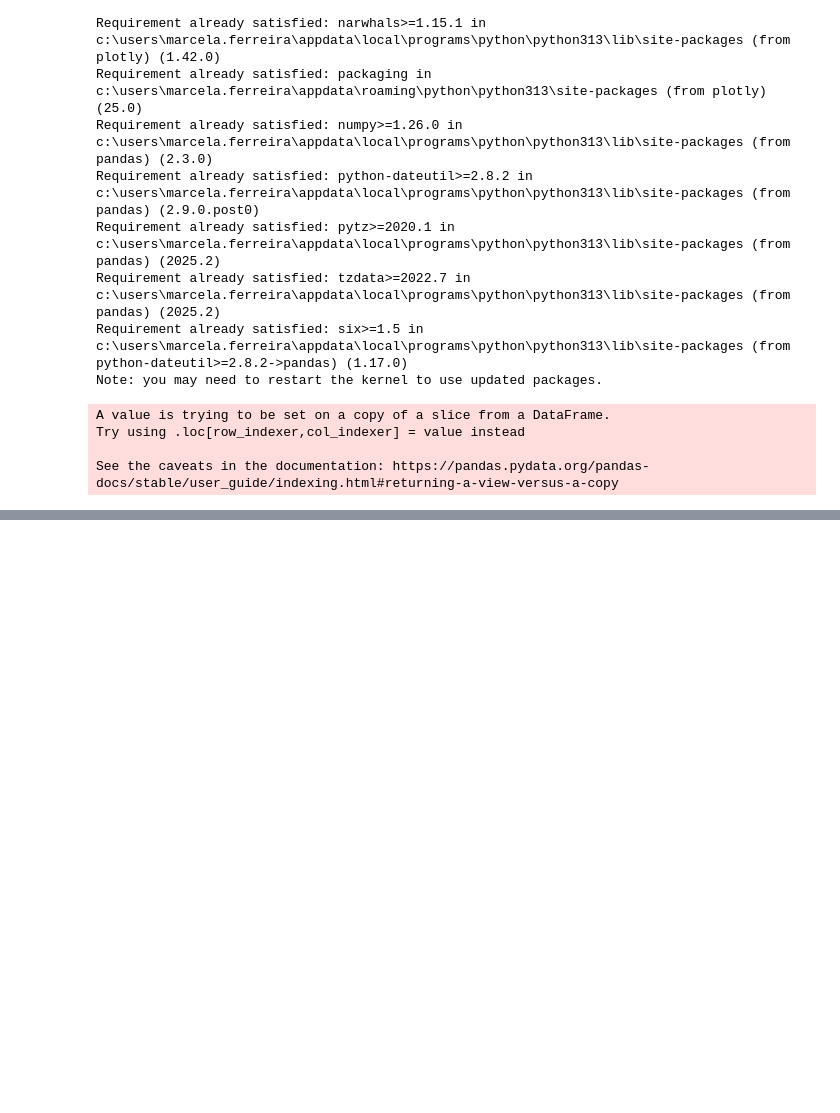
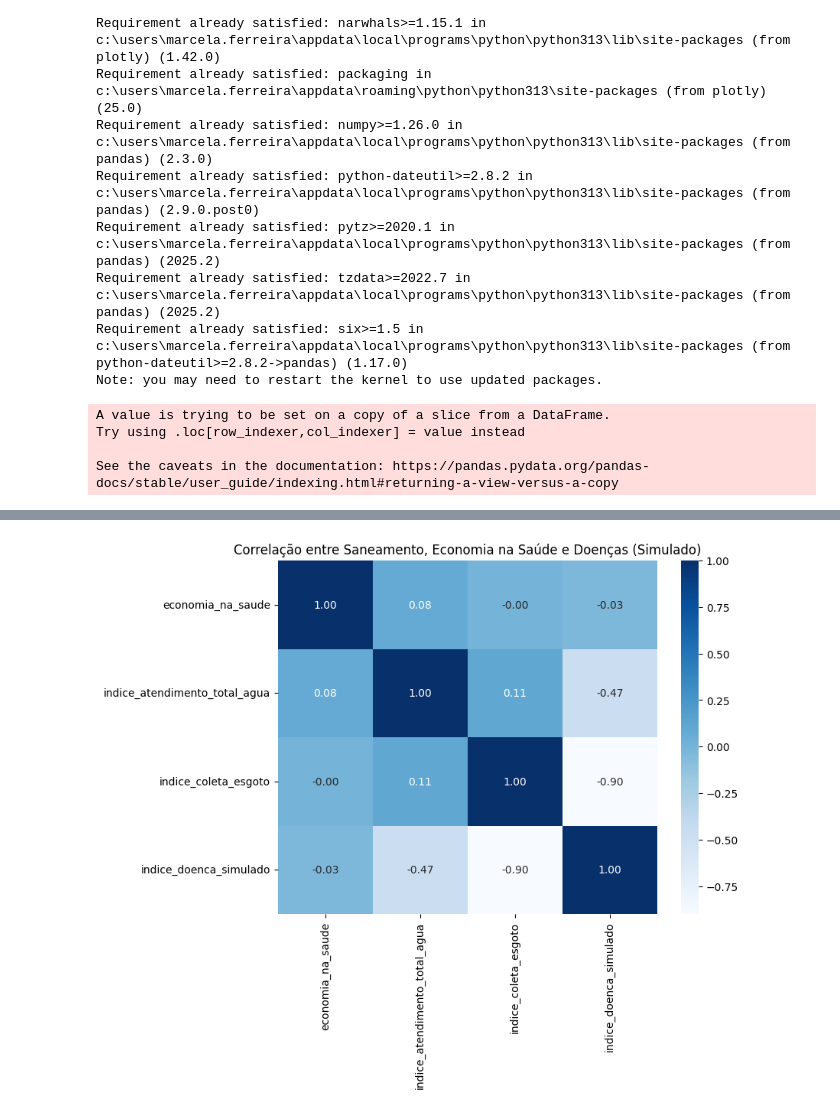
Before and after one commit to bianca-nazare/Projeto_Final_IA, a Jupyter notebook: analise.ipynb, the cells around one changed output, grey strips where cells are left out. Cells and saved outputs as stored; diff of their text form; code cells hidden in the pictures; blank space fills up the shorter version.

```diff
--- a/analise.ipynb
+++ b/analise.ipynb
@@ -375,3 +427,35 @@ fig = px.line(
 
 fig.update_layout(xaxis_title='Ano', yaxis_title='Cobertura (%)', hovermode='x unified')
 fig.show()
+# %%
+df_filtrado.loc[:, 'investimento_agua_total'] = (
+df_filtrado['investimento_agua_prestador'] +
+df_filtrado['investimento_agua_municipio'] +
+df_filtrado['investimento_agua_estado']
+)
+
+df_filtrado.loc[:, 'investimento_esgoto_total'] = (
+df_filtrado['investimento_esgoto_prestador'] +
+df_filtrado['investimento_esgoto_municipio'] +
+df_filtrado['investimento_esgoto_estado']
+)
+
+df_filtrado.loc[:, 'economia_na_saude'] = (
+df_filtrado['investimento_agua_total'] +
+df_filtrado['investimento_esgoto_total']
+) * 4
+# %%
+df_filtrado = df_filtrado.copy()
+
+df_filtrado['indice_doenca_simulado'] = (
+    100
+    - (df_filtrado['indice_atendimento_total_agua'] * 0.4
+       + df_filtrado['indice_coleta_esgoto'] * 0.6)
+    + np.random.normal(0, 5, len(df_filtrado))
+)
+# %%
+df_correlacao = df_filtrado[
+    ['economia_na_saude', 'indice_atendimento_total_agua', 'indice_coleta_esgoto', 'indice_doenca_simulado']
+].corr()
+
+print(df_correlacao)
@@ -377,0 +480,10 @@ fig.show()
+# %%
+import seaborn as sns
+import matplotlib.pyplot as plt
+
+plt.figure(figsize=(8, 6))
+sns.heatmap(df_correlacao, annot=True, cmap='Blues', fmt=".2f")
+plt.title("Correlação entre Saneamento, Economia na Saúde e Doenças (Simulado)")
+plt.show()
+# %% [output]
+[figure, added]
```
Also changed, not shown: parts of 5 cells of this notebook, 2 other files.
